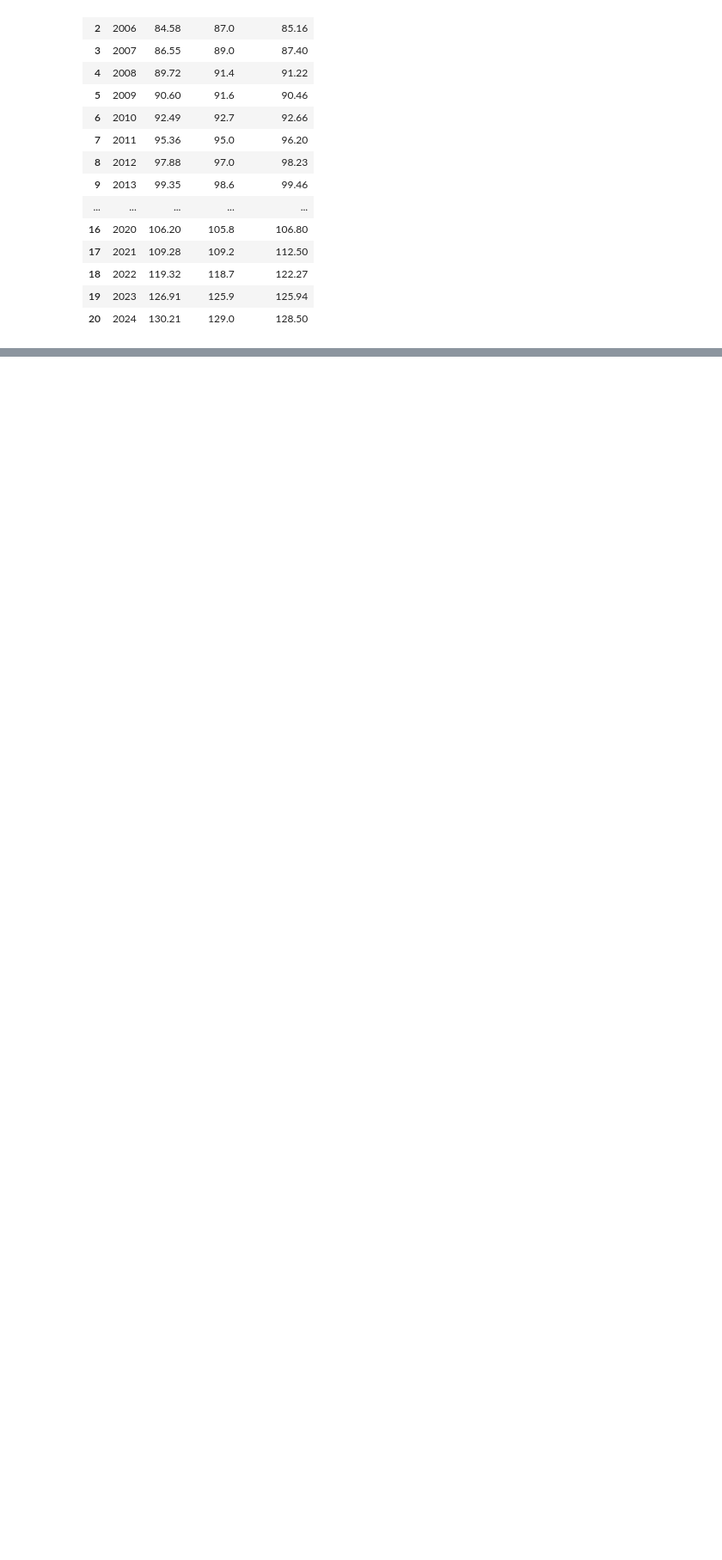
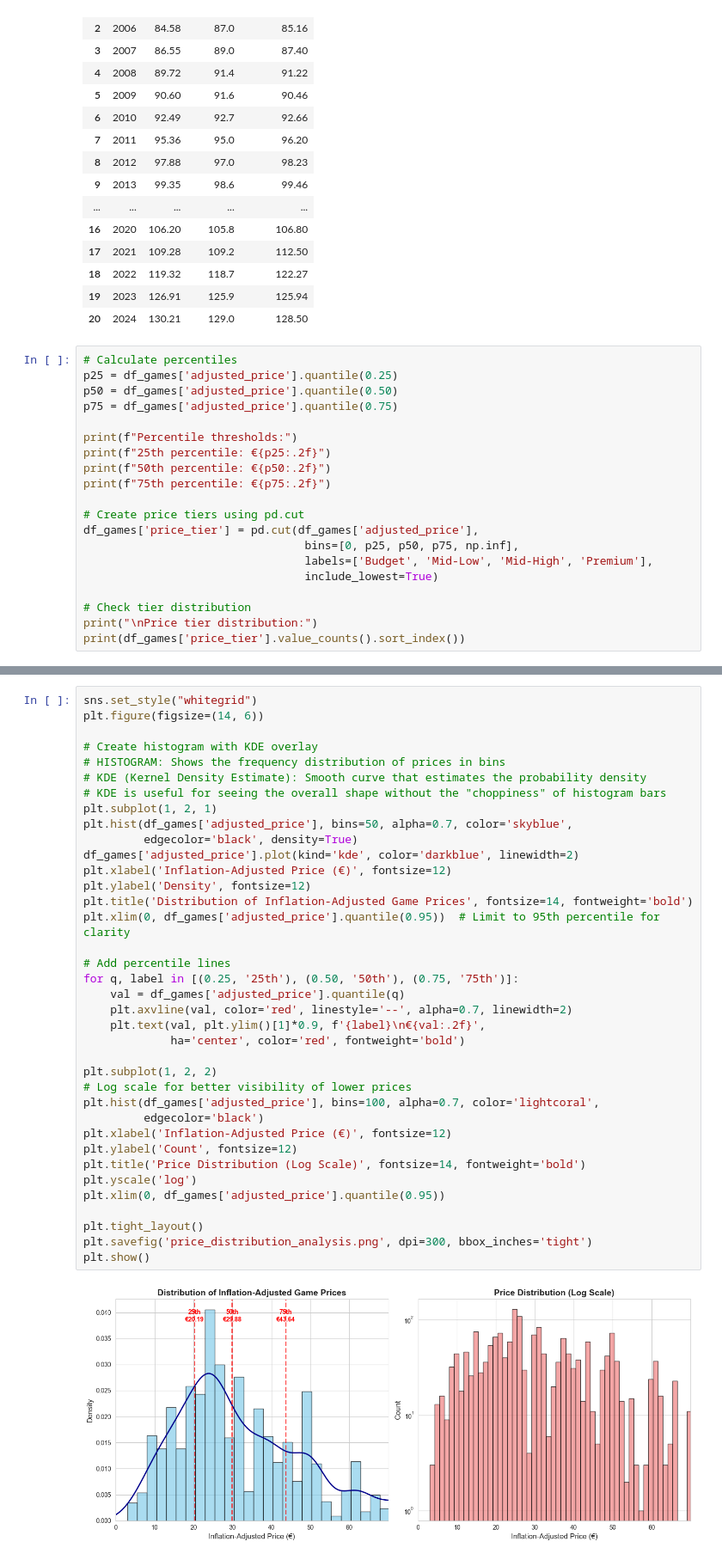
Before and after one commit to jbenigeri/Video-Game-Price-Analysis, a Jupyter notebook: src/explore_steam_data.ipynb, the cells around one changed output, grey strips where cells are left out. Shown at 86% size. Drawn from its saved outputs; the diff is of its cells as text; blank space fills up the shorter version.

Commit message:
Price Tiers Analysis

```diff
--- a/src/explore_steam_data.ipynb
+++ b/src/explore_steam_data.ipynb
@@ -448,3 +448,23 @@ df_inflation
 | 18 | 2022 | 119.32 | 118.7 | 122.27 |
 | 19 | 2023 | 126.91 | 125.9 | 125.94 |
 | 20 | 2024 | 130.21 | 129.0 | 128.50 |
+# %%
+# Calculate percentiles
+p25 = df_games['adjusted_price'].quantile(0.25)
+p50 = df_games['adjusted_price'].quantile(0.50)
+p75 = df_games['adjusted_price'].quantile(0.75)
+
+print(f"Percentile thresholds:")
+print(f"25th percentile: €{p25:.2f}")
+print(f"50th percentile: €{p50:.2f}")
+print(f"75th percentile: €{p75:.2f}")
+
+# Create price tiers using pd.cut
+df_games['price_tier'] = pd.cut(df_games['adjusted_price'],
+                                 bins=[0, p25, p50, p75, np.inf],
+                                 labels=['Budget', 'Mid-Low', 'Mid-High', 'Premium'],
+                                 include_lowest=True)
+
+# Check tier distribution
+print("\nPrice tier distribution:")
+print(df_games['price_tier'].value_counts().sort_index())
@@ -450,0 +548,39 @@ df_inflation
+# %%
+sns.set_style("whitegrid")
+plt.figure(figsize=(14, 6))
+
+# Create histogram with KDE overlay
+# HISTOGRAM: Shows the frequency distribution of prices in bins
+# KDE (Kernel Density Estimate): Smooth curve that estimates the probability density
+# KDE is useful for seeing the overall shape without the "choppiness" of histogram bars
+plt.subplot(1, 2, 1)
+plt.hist(df_games['adjusted_price'], bins=50, alpha=0.7, color='skyblue',
+         edgecolor='black', density=True)
+df_games['adjusted_price'].plot(kind='kde', color='darkblue', linewidth=2)
+plt.xlabel('Inflation-Adjusted Price (€)', fontsize=12)
+plt.ylabel('Density', fontsize=12)
+plt.title('Distribution of Inflation-Adjusted Game Prices', fontsize=14, fontweight='bold')
+plt.xlim(0, df_games['adjusted_price'].quantile(0.95))  # Limit to 95th percentile for clarity
+
+# Add percentile lines
+for q, label in [(0.25, '25th'), (0.50, '50th'), (0.75, '75th')]:
+    val = df_games['adjusted_price'].quantile(q)
+    plt.axvline(val, color='red', linestyle='--', alpha=0.7, linewidth=2)
+    plt.text(val, plt.ylim()[1]*0.9, f'{label}\n€{val:.2f}',
+             ha='center', color='red', fontweight='bold')
+
+plt.subplot(1, 2, 2)
+# Log scale for better visibility of lower prices
+plt.hist(df_games['adjusted_price'], bins=100, alpha=0.7, color='lightcoral',
+         edgecolor='black')
+plt.xlabel('Inflation-Adjusted Price (€)', fontsize=12)
+plt.ylabel('Count', fontsize=12)
+plt.title('Price Distribution (Log Scale)', fontsize=14, fontweight='bold')
+plt.yscale('log')
+plt.xlim(0, df_games['adjusted_price'].quantile(0.95))
+
+plt.tight_layout()
+plt.savefig('price_distribution_analysis.png', dpi=300, bbox_inches='tight')
+plt.show()
+# %% [output]
+[figure, added]
```
Also changed, not shown: parts of 8 cells of this notebook, 3 other files.
